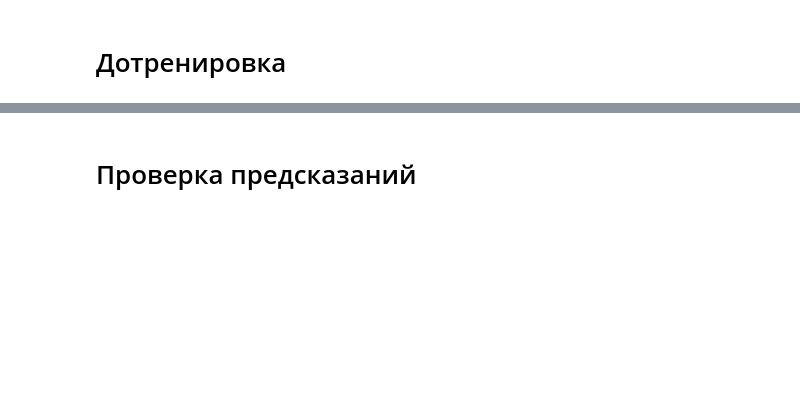
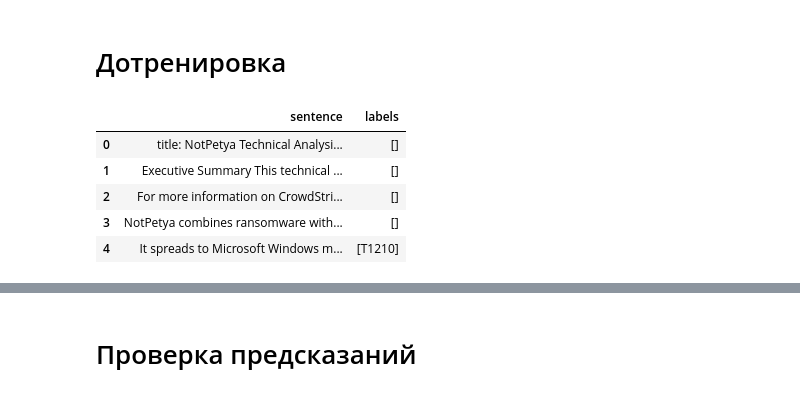
Before and after one commit to dtanalytic/attack_classifier, a Jupyter notebook: research/nn/mitre_clf.ipynb, the cells around one changed output, grey strips where cells are left out. Cells and saved outputs as stored; diff of their text form; code cells hidden in the pictures; blank space fills up the shorter version.

```diff
--- a/research/nn/mitre_clf.ipynb
+++ b/research/nn/mitre_clf.ipynb
@@ -307,0 +332,10 @@ model= torch.load('/content/drive/MyDrive/Colab Notebooks/texts/sec_bert/data/mo
+# %%
+with pd.option_context('display.max_colwidth', 200):
+    display(tram_df.head())
+# %% [output]
+|  | sentence | labels |
+| 0 | title: NotPetya Technical Analysi... | [] |
+| 1 | Executive Summary This technical ... | [] |
+| 2 | For more information on CrowdStri... | [] |
+| 3 | NotPetya combines ransomware with... | [] |
+| 4 | It spreads to Microsoft Windows m... | [T1210] |
```
Also changed, not shown: parts of 29 cells of this notebook, 4 other files.
